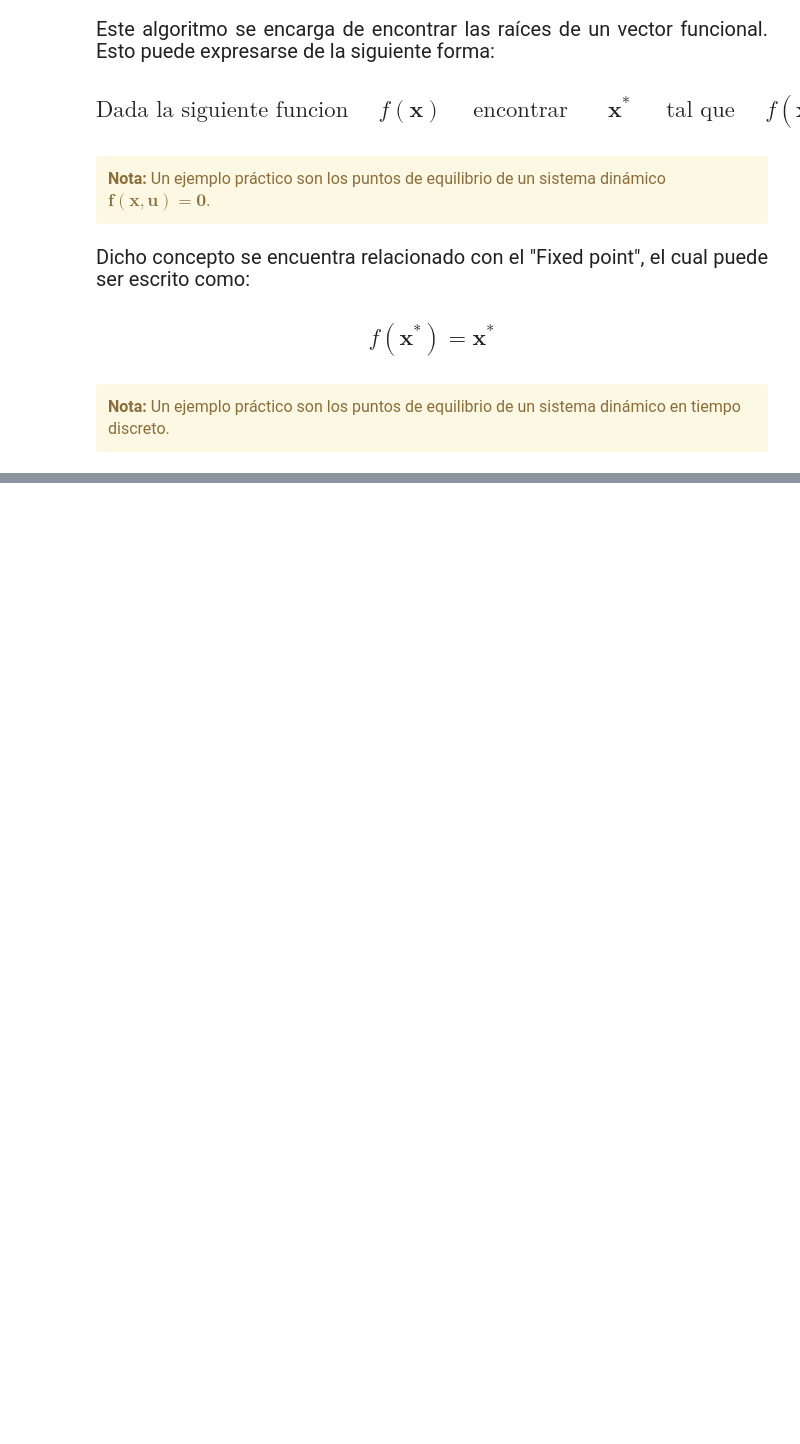
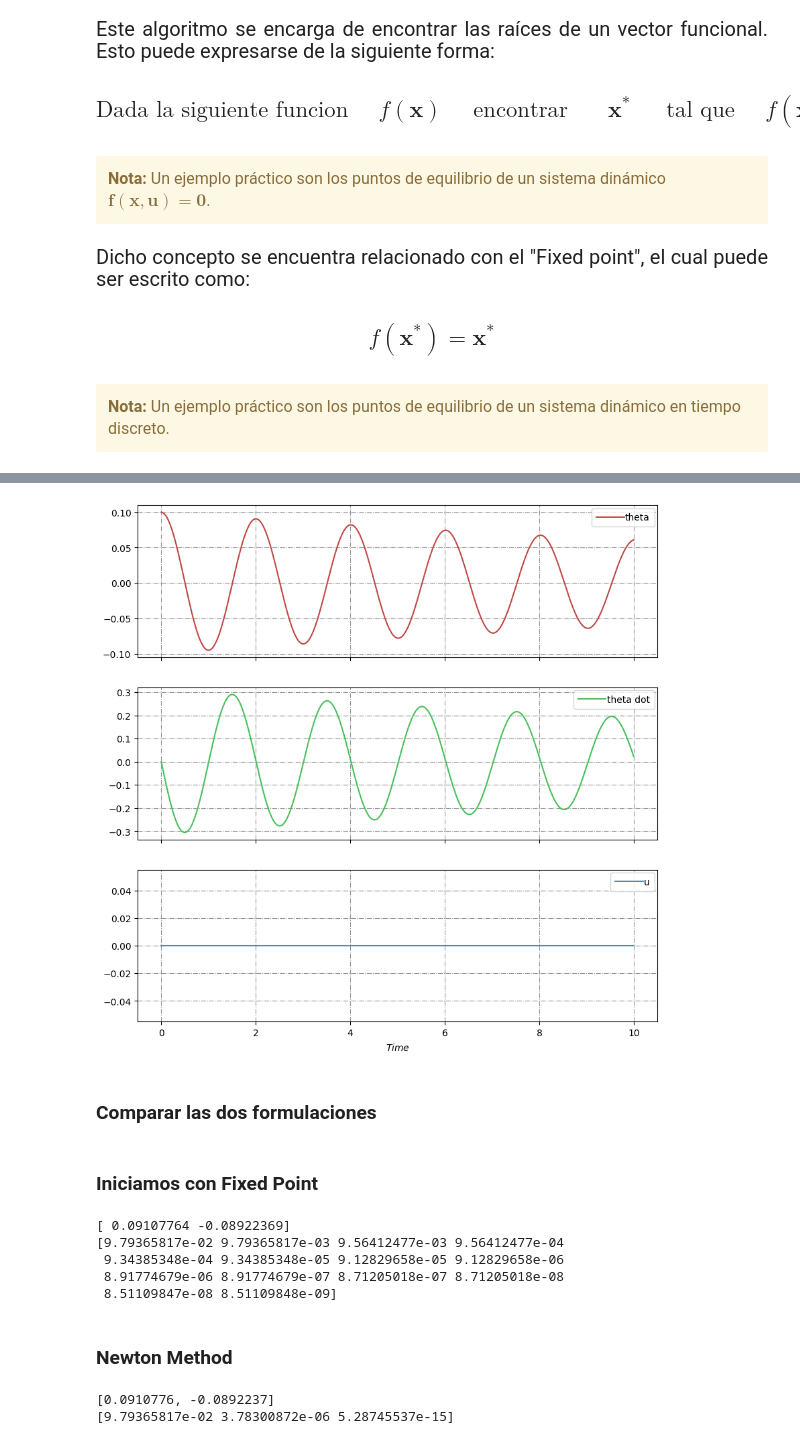
Before and after one commit to lfrecalde1/Optimization_Course, a Jupyter notebook: Optimization/Optimization.ipynb, the cells around one changed output, grey strips where cells are left out. Drawn from its saved outputs; the diff is of its cells as text; code cells hidden in the pictures; blank space fills up the shorter version.

```diff
--- a/Optimization/Optimization.ipynb
+++ b/Optimization/Optimization.ipynb
@@ -125,0 +415,42 @@ from casadi import vertcat
+# %%
+def simulation_newton(ts: float, tf: float, x0: np.ndarray, f, dfdx):
+    # Function which computes the simulation of the pendulum.
+    # INPUT
+    # x0                                          - initial state of the system
+    # ts                                          - sample time
+    # tf                                          - final time simulation
+    # OUTPUT
+    # x                                          - vector of the states of the system
+    # u                                          - vector of the control actions of the system
+    # t                                          - vector of the simulation time
+
+    # Vector of the time
+    t = np.arange(0, tf + ts, ts, dtype=np.double)
+
+    # System States
+    x = np.zeros((2, t.shape[0]+1), dtype = np.double)
+    x[:, 0] = x0
+
+    # System control actions
+    u = np.zeros((1, t.shape[0]), dtype = np.double)
+
+    # Simulation
+    for k in range(0, t.shape[0]):
+        aux_states, _ = newton_method(x[:, k], u[:, k], ts, f, dfdx)
+        x[:, k+1] = np.array(aux_states[:, 0]).reshape((2, ))
+    return x, u, t
+# %%
+# Time definition
+ts = 0.01
+tf = 10
+# System States
+x0 = np.array([0.1, 0])
+u = np.array([0])
+# Casadi Functions
+f , fdx, fdu = dynamics_casadi()
+# Simulation of the system
+x, u, t = simulation_newton(ts, tf, x0, f, fdx)
+# %%
+plot_results(x, u, t)
+# %% [output]
+[figure, added]
@@ -125,0 +480,2 @@ from casadi import vertcat
+# %% [markdown]
+### Comparar las dos formulaciones
@@ -125,0 +489,21 @@ from casadi import vertcat
+# %% [markdown]
+### Iniciamos con Fixed Point
+# %%
+x1, e1 = backward_euler_fixed_point(x0, u, ts)
+print(x1)
+print(e1)
+# %% [output]
+[ 0.09107764 -0.08922369]
+[9.79365817e-02 9.79365817e-03 9.56412477e-03 9.56412477e-04
+ 9.34385348e-04 9.34385348e-05 9.12829658e-05 9.12829658e-06
+ 8.91774679e-06 8.91774679e-07 8.71205018e-07 8.71205018e-08
+ 8.51109847e-08 8.51109848e-09]
+# %% [markdown]
+### Newton Method
+# %%
+x2, e2 = newton_method(x0, u, ts, f, fdx)
+print(x2)
+print(e2)
+# %% [output]
+[0.0910776, -0.0892237]
+[9.79365817e-02 3.78300872e-06 5.28745537e-15]
```
Also changed, not shown: parts of 44 cells of this notebook, 1 other file.
